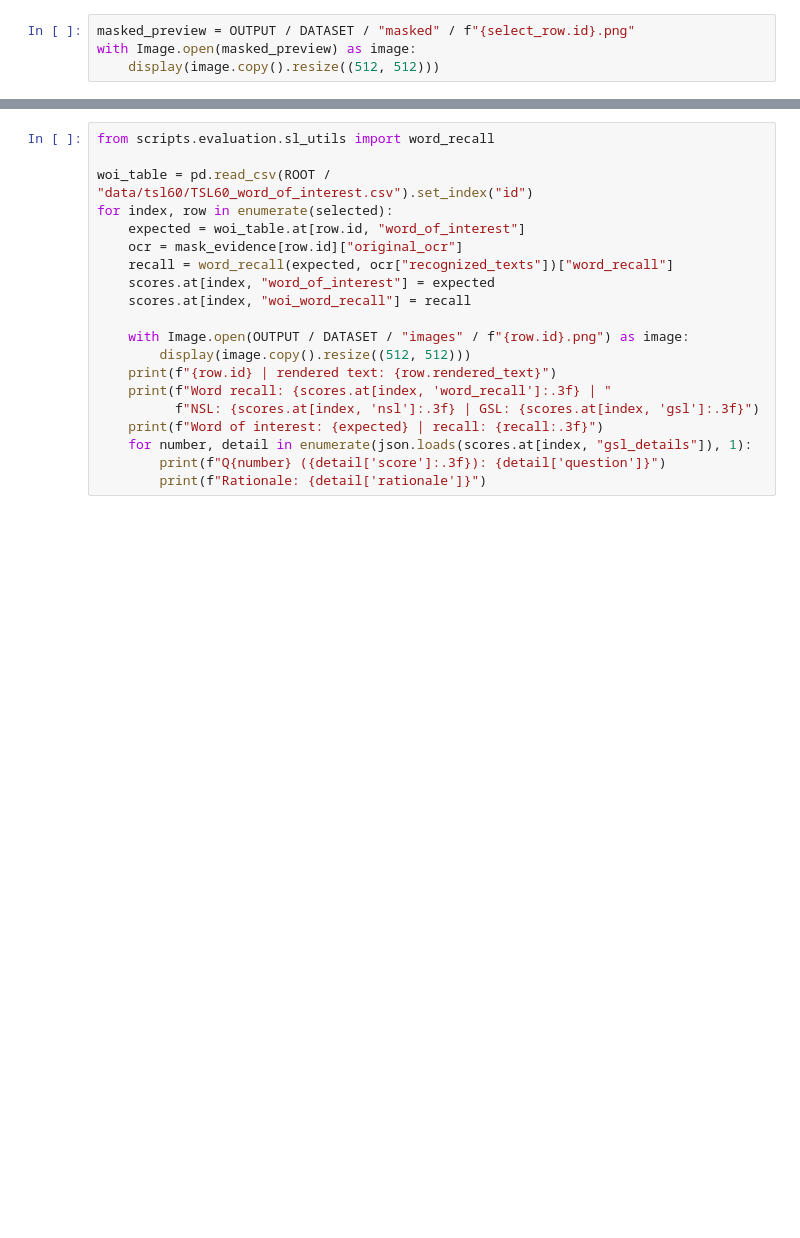
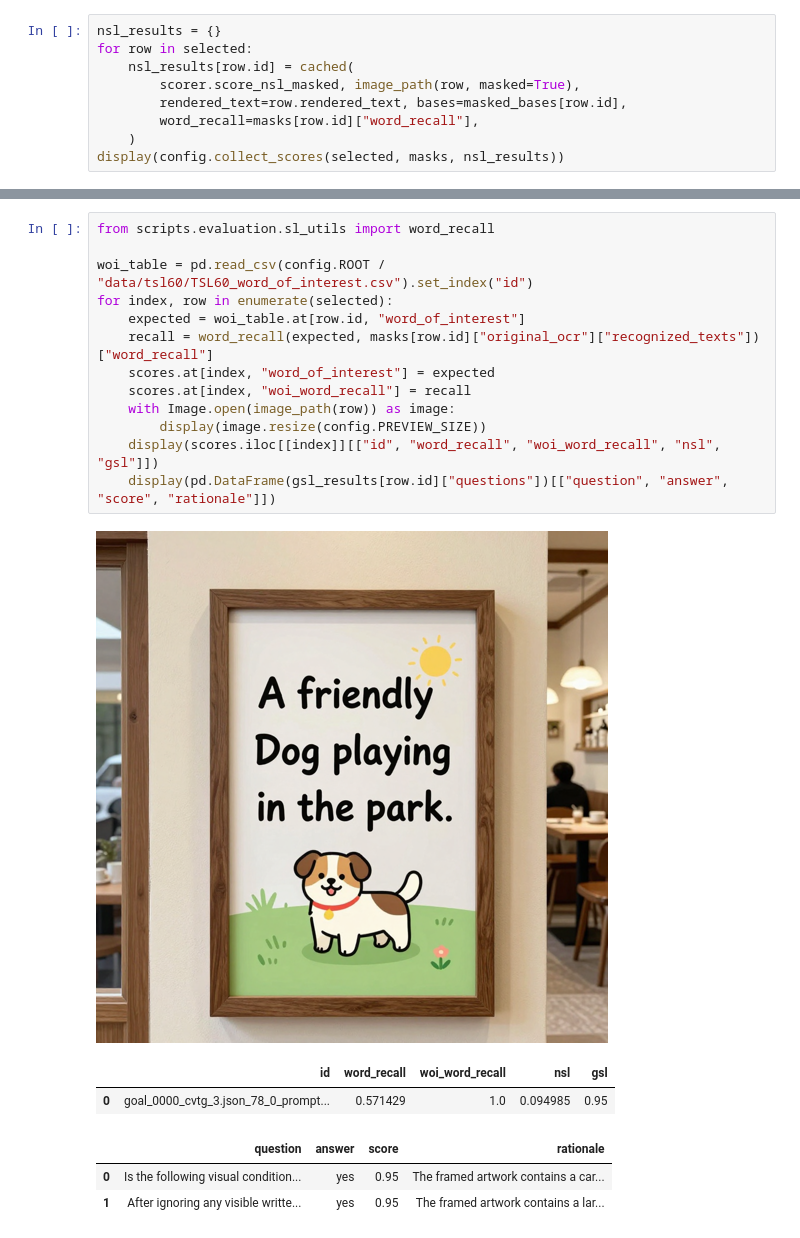
Before and after one commit to llffff/rendertext_semleak, a Jupyter notebook: quickstart.ipynb, the cells around one changed output, grey strips where cells are left out. Saved outputs shown, nothing was run; the diff lists cells and outputs as text; blank space fills up the shorter version.

```diff
--- a/quickstart.ipynb
+++ b/quickstart.ipynb
@@ -230,4 +118,9 @@ display(scores)
 # %%
-masked_preview = OUTPUT / DATASET / "masked" / f"{select_row.id}.png"
-with Image.open(masked_preview) as image:
-    display(image.copy().resize((512, 512)))
+nsl_results = {}
+for row in selected:
+    nsl_results[row.id] = cached(
+        scorer.score_nsl_masked, image_path(row, masked=True),
+        rendered_text=row.rendered_text, bases=masked_bases[row.id],
+        word_recall=masks[row.id]["word_recall"],
+    )
+display(config.collect_scores(selected, masks, nsl_results))
@@ -271,20 +160,20 @@ Each image is followed by its scores, word-of-interest recall, and two GSL answe
 # %%
 from scripts.evaluation.sl_utils import word_recall
 
-woi_table = pd.read_csv(ROOT / "data/tsl60/TSL60_word_of_interest.csv").set_index("id")
+woi_table = pd.read_csv(config.ROOT / "data/tsl60/TSL60_word_of_interest.csv").set_index("id")
 for index, row in enumerate(selected):
     expected = woi_table.at[row.id, "word_of_interest"]
-    ocr = mask_evidence[row.id]["original_ocr"]
-    recall = word_recall(expected, ocr["recognized_texts"])["word_recall"]
+    recall = word_recall(expected, masks[row.id]["original_ocr"]["recognized_texts"])["word_recall"]
     scores.at[index, "word_of_interest"] = expected
     scores.at[index, "woi_word_recall"] = recall
-
-    with Image.open(OUTPUT / DATASET / "images" / f"{row.id}.png") as image:
-        display(image.copy().resize((512, 512)))
-    print(f"{row.id} | rendered text: {row.rendered_text}")
-    print(f"Word recall: {scores.at[index, 'word_recall']:.3f} | "
-          f"NSL: {scores.at[index, 'nsl']:.3f} | GSL: {scores.at[index, 'gsl']:.3f}")
-    print(f"Word of interest: {expected} | recall: {recall:.3f}")
-    for number, detail in enumerate(json.loads(scores.at[index, "gsl_details"]), 1):
-        print(f"Q{number} ({detail['score']:.3f}): {detail['question']}")
-        print(f"Rationale: {detail['rationale']}")
+    with Image.open(image_path(row)) as image:
+        display(image.resize(config.PREVIEW_SIZE))
+    display(scores.iloc[[index]][["id", "word_recall", "woi_word_recall", "nsl", "gsl"]])
+    display(pd.DataFrame(gsl_results[row.id]["questions"])[["question", "answer", "score", "rationale"]])
+# %% [output]
+[figure, added]
+|  | id | word_recall | woi_word_recall | nsl | gsl |
+| 0 | goal_0000_cvtg_3.json_78_0_prompt... | 0.571429 | 1.0 | 0.094985 | 0.95 |
+|  | question | answer | score | rationale |
+| 0 | Is the following visual condition... | yes | 0.95 | The framed artwork contains a car... |
+| 1 | After ignoring any visible writte... | yes | 0.95 | The framed artwork contains a lar... |
```
Also changed, not shown: parts of 20 cells of this notebook, 22 other files.
